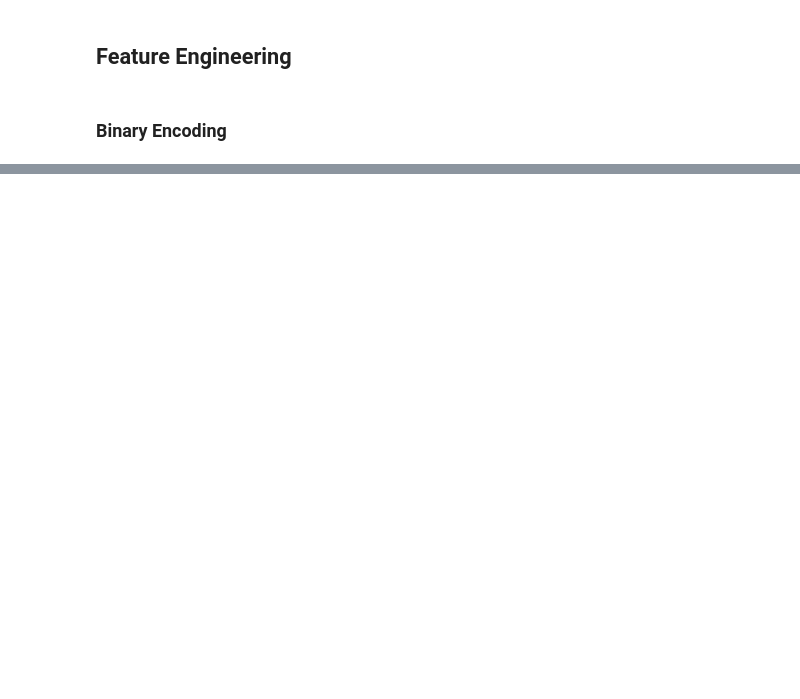
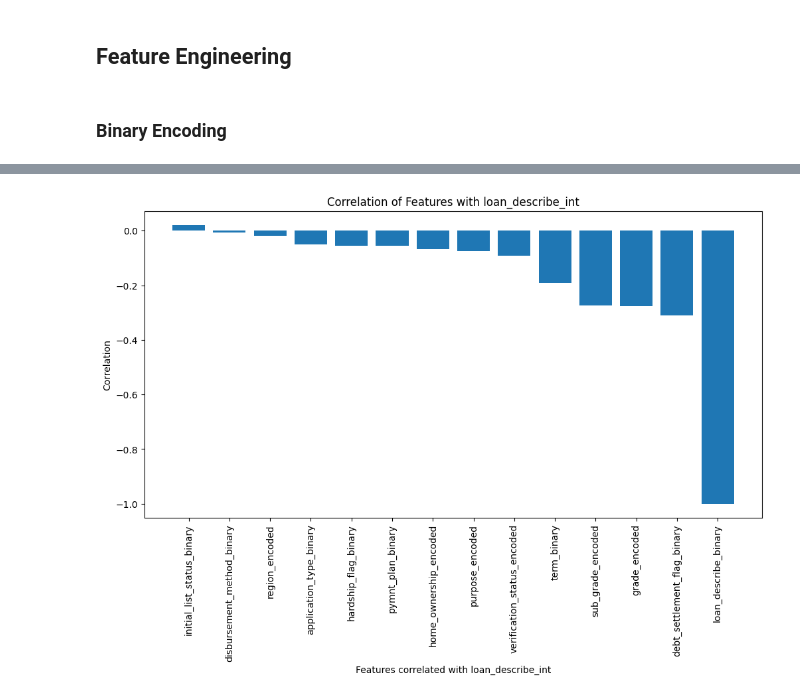
Before and after one commit to Jeremix7/Diploma, a Jupyter notebook: model.ipynb, the cells around one changed output, grey strips where cells are left out. Cells and saved outputs as stored; diff of their text form; code cells hidden in the pictures; blank space fills up the shorter version.

```diff
--- a/model.ipynb
+++ b/model.ipynb
@@ -753,0 +628,2 @@ AttributeError: 'SparkSession' object has no attribute 'quit'
+# %%
+fe_df = spark.read.parquet('intermediate_data/fe_df.parquet')
@@ -753,0 +638,9 @@ AttributeError: 'SparkSession' object has no attribute 'quit'
+# %%
+multi_cat_cols = [
+    col for col, dtype in fe_df.dtypes
+    if dtype not in ("float", "int", "double")
+    and fe_df.select(col).distinct().count() > 2
+]
+
+removed_columns = ['issue_d', 'loan_status', 'addr_state', 'earliest_cr_line', 'last_pymnt_d', 'last_credit_pull_d']
+multi_cat_cols = [col for col in multi_cat_cols if col not in removed_columns]
@@ -753,0 +717,7 @@ AttributeError: 'SparkSession' object has no attribute 'quit'
+# %%
+cat_columns = [
+    col for col, dtype in fe_df.dtypes
+    if dtype in ("double")
+]
+
+print(cat_columns)
@@ -753,0 +726,15 @@ AttributeError: 'SparkSession' object has no attribute 'quit'
+# %%
+target_variable = "loan_describe_int"
+
+df_sample = fe_df.sample(fraction=0.01, seed=42)
+
+correlations = []
+for column in cat_columns:
+    if column != target_variable:
+        corr_value = df_sample.stat.corr(target_variable, column)
+        correlations.append((column, corr_value))
+
+cat_correlation_df = pd.DataFrame(correlations, columns=["Feature", "Correlation"])
+sorted_cat_correlation_df = cat_correlation_df.sort_values(by="Correlation", ascending=False)
+
+print(sorted_cat_correlation_df)
@@ -753,0 +758,10 @@ AttributeError: 'SparkSession' object has no attribute 'quit'
+# %%
+plt.figure(figsize=(12, 6))
+plt.bar(sorted_cat_correlation_df["Feature"], sorted_cat_correlation_df["Correlation"])
+plt.xlabel(f"Features correlated with {target_variable}")
+plt.ylabel("Correlation")
+plt.xticks(rotation=90)
+plt.title(f"Correlation of Features with {target_variable}")
+plt.show()
+# %% [output]
+[figure, added]
```
Also changed, not shown: parts of 93 cells of this notebook.
